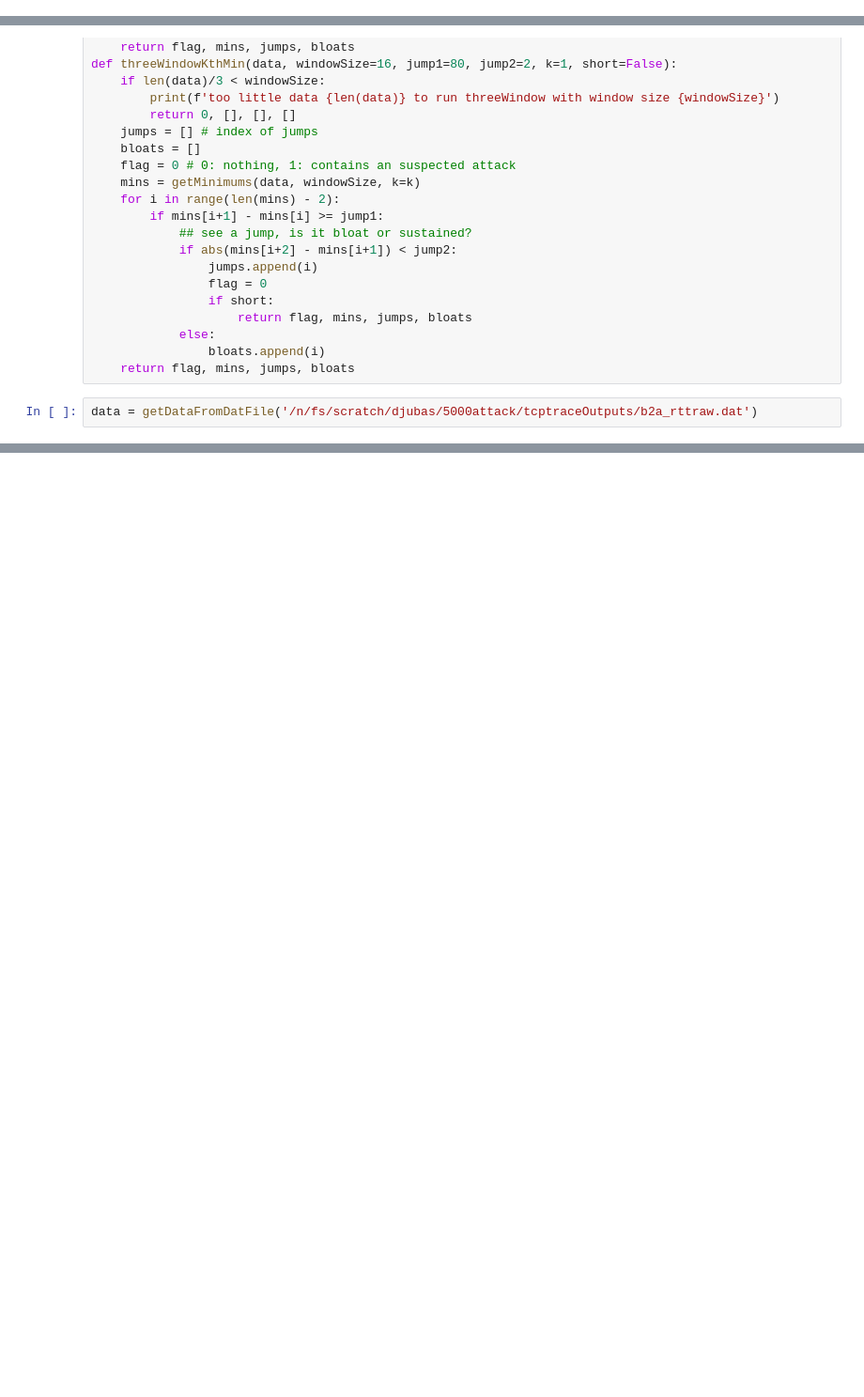
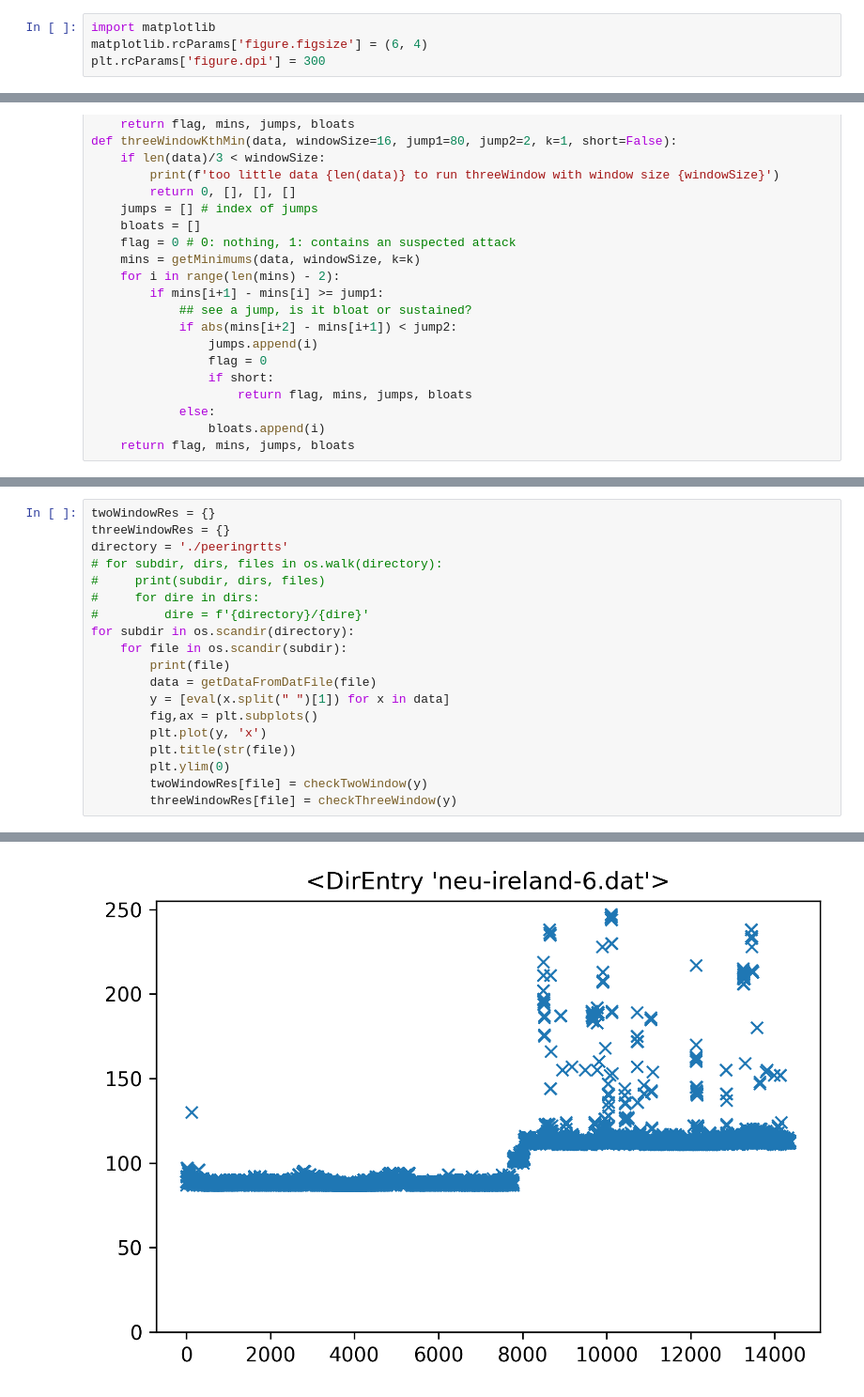
Before and after one commit to dajub/cycles, a Jupyter notebook: PEERING.ipynb, the cells around one changed output, grey strips where cells are left out. Shown at 94% size. Saved outputs shown, nothing was run; the diff lists cells and outputs as text; blank space fills up the shorter version.

Commit message:
checkpoint

```diff
--- a/PEERING.ipynb
+++ b/PEERING.ipynb
@@ -5,6 +5,10 @@ import pickle
 import pprint as pp
 import matplotlib.pyplot as plt
 from heapq import nsmallest
+# %%
+import matplotlib
+matplotlib.rcParams['figure.figsize'] = (6, 4)
+plt.rcParams['figure.dpi'] = 300
 # %%
 def getDataFromFile(filename):
     with open(filename, 'rb') as f:
@@ -90,8 +94,6 @@ def threeWindowKthMin(data, windowSize=16, jump1=80, jump2=2, k=1, short=False):
             else:
                 bloats.append(i)
     return flag, mins, jumps, bloats
-# %%
-data = getDataFromDatFile('/n/fs/scratch/djubas/5000attack/tcptraceOutputs/b2a_rttraw.dat')
 # %%
 def prepareDataForPlot(filename):
     data = getDataFromFile(filename)
@@ -129,0 +193,20 @@ def plotFigure(data, minsX, mins, jumps, jumpsY, file):
+# %%
+twoWindowRes = {}
+threeWindowRes = {}
+directory = './peeringrtts'
+# for subdir, dirs, files in os.walk(directory):
+#     print(subdir, dirs, files)
+#     for dire in dirs:
+#         dire = f'{directory}/{dire}'
+for subdir in os.scandir(directory):
+    for file in os.scandir(subdir):
+        print(file)
+        data = getDataFromDatFile(file)
+        y = [eval(x.split(" ")[1]) for x in data]
+        fig,ax = plt.subplots()
+        plt.plot(y, 'x')
+        plt.title(str(file))
+        plt.ylim(0)
+        twoWindowRes[file] = checkTwoWindow(y)
+        threeWindowRes[file] = checkThreeWindow(y)
+# %% [output]
@@ -129,0 +226 @@ def plotFigure(data, minsX, mins, jumps, jumpsY, file):
+[figure, added]
```
Also changed, not shown: parts of 12 cells of this notebook.
